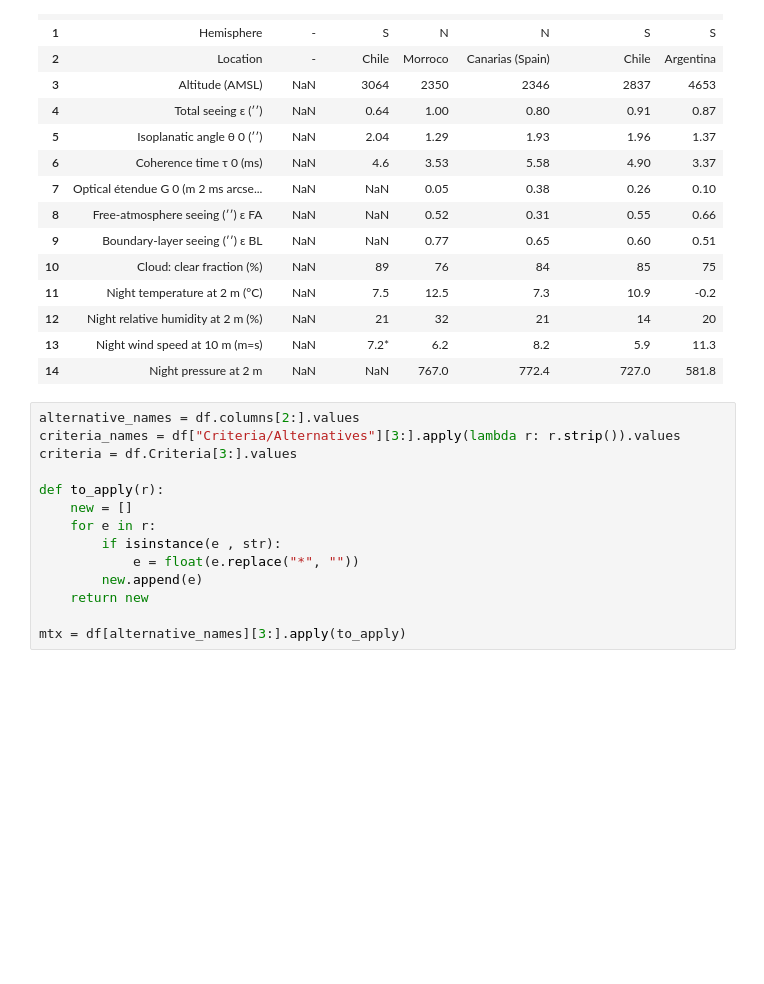
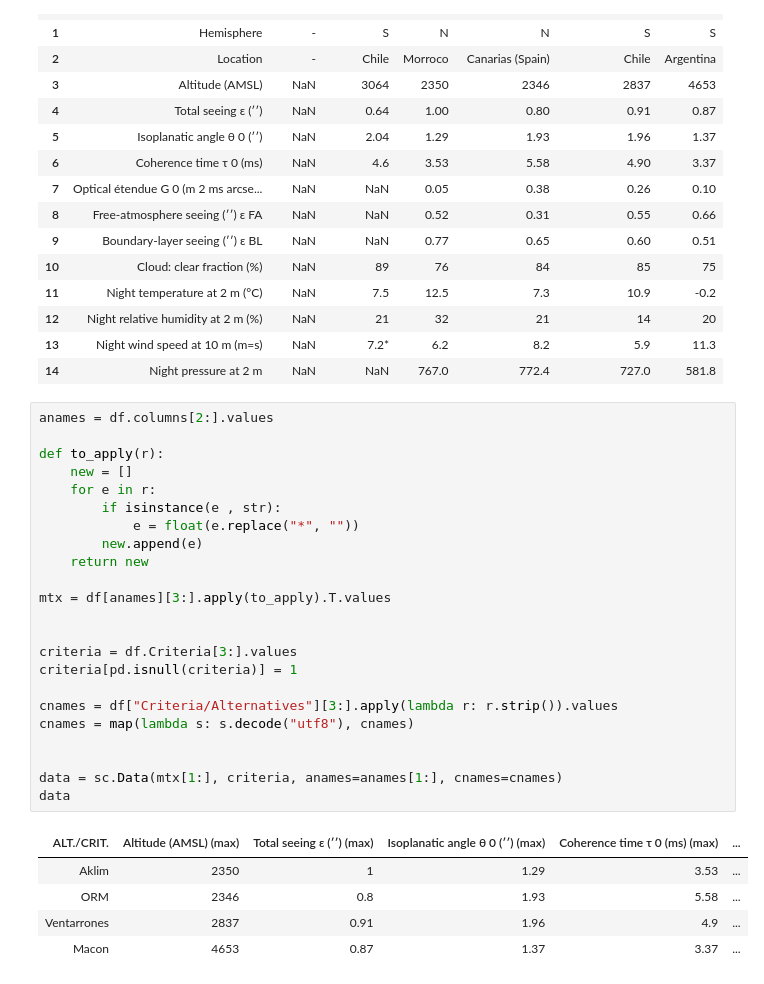
Before and after one commit to toros-astro/epio2017_EELT_MCDM, a Jupyter notebook: EPIO Experiment.ipynb, the cells around one changed output. Drawn from its saved outputs; the diff is of its cells as text; blank space fills up the shorter version.

```diff
--- a/EPIO Experiment.ipynb
+++ b/EPIO Experiment.ipynb
@@ -21,16 +26,31 @@ df
 | 13 | Night wind speed at 10 m (m=s) | NaN | 7.2* | 6.2 | 8.2 | 5.9 | 11.3 |
 | 14 | Night pressure at 2 m | NaN | NaN | 767.0 | 772.4 | 727.0 | 581.8 |
 # %%
-alternative_names = df.columns[2:].values
-criteria_names = df["Criteria/Alternatives"][3:].apply(lambda r: r.strip()).values
-criteria = df.Criteria[3:].values
+anames = df.columns[2:].values
 
 def to_apply(r):
     new = []
     for e in r:
         if isinstance(e , str):
             e = float(e.replace("*", ""))
         new.append(e)
     return new
 
-mtx = df[alternative_names][3:].apply(to_apply)
+mtx = df[anames][3:].apply(to_apply).T.values
+
+
+criteria = df.Criteria[3:].values
+criteria[pd.isnull(criteria)] = 1
+
+cnames = df["Criteria/Alternatives"][3:].apply(lambda r: r.strip()).values
+cnames = map(lambda s: s.decode("utf8"), cnames)
+
+
+data = sc.Data(mtx[1:], criteria, anames=anames[1:], cnames=cnames)
+data
+# %% [output]
+| ALT./CRIT. | Altitude (AMSL) (max) | Total seeing ε (′′) (max) | Isoplanatic angle θ 0 (′′) (max) | Coherence time τ 0 (ms) (max) | ... |
+| Aklim | 2350 | 1 | 1.29 | 3.53 | ... |
+| ORM | 2346 | 0.8 | 1.93 | 5.58 | ... |
+| Ventarrones | 2837 | 0.91 | 1.96 | 4.9 | ... |
+| Macon | 4653 | 0.87 | 1.37 | 3.37 | ... |
```
Also changed, not shown: parts of 7 cells of this notebook, 1 other file.
